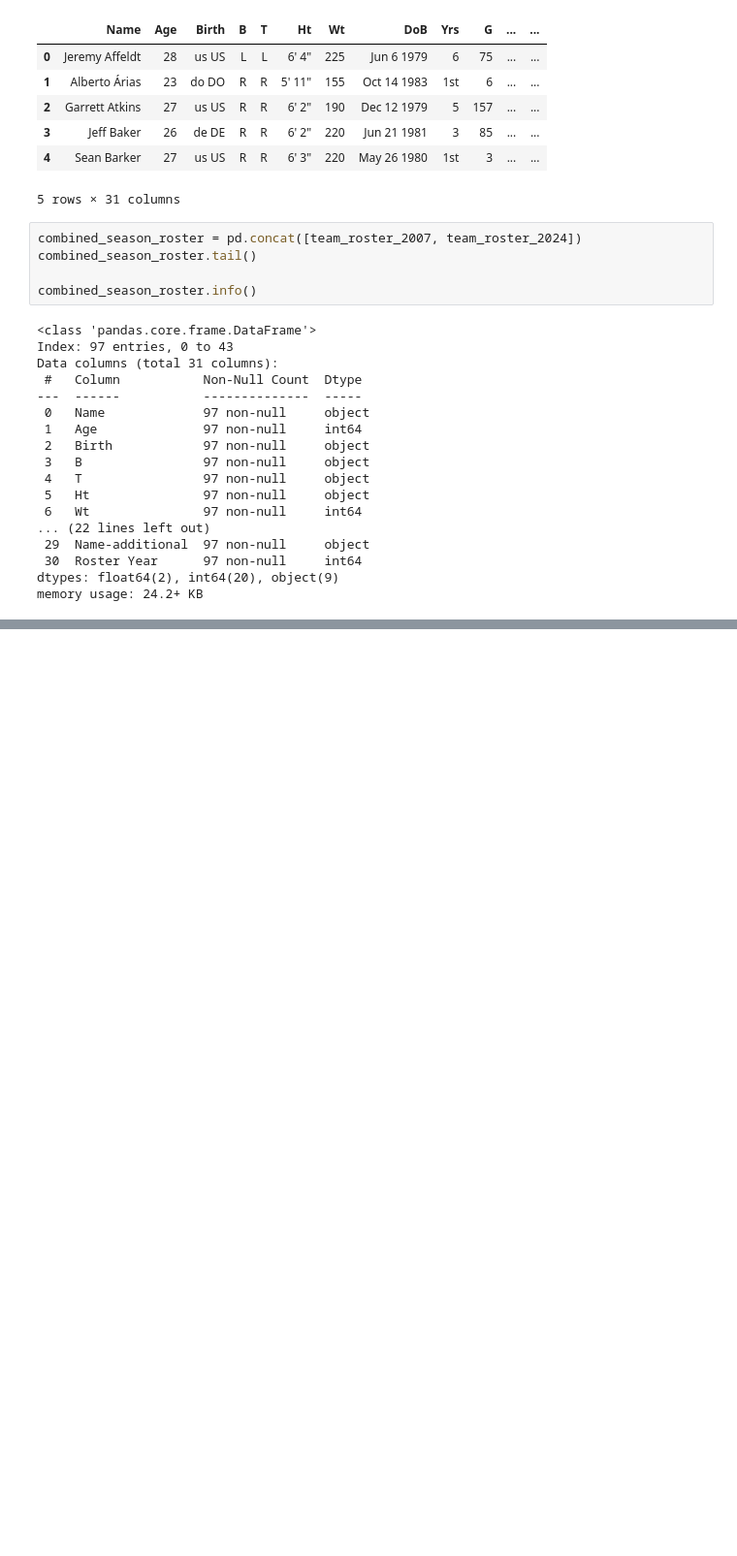
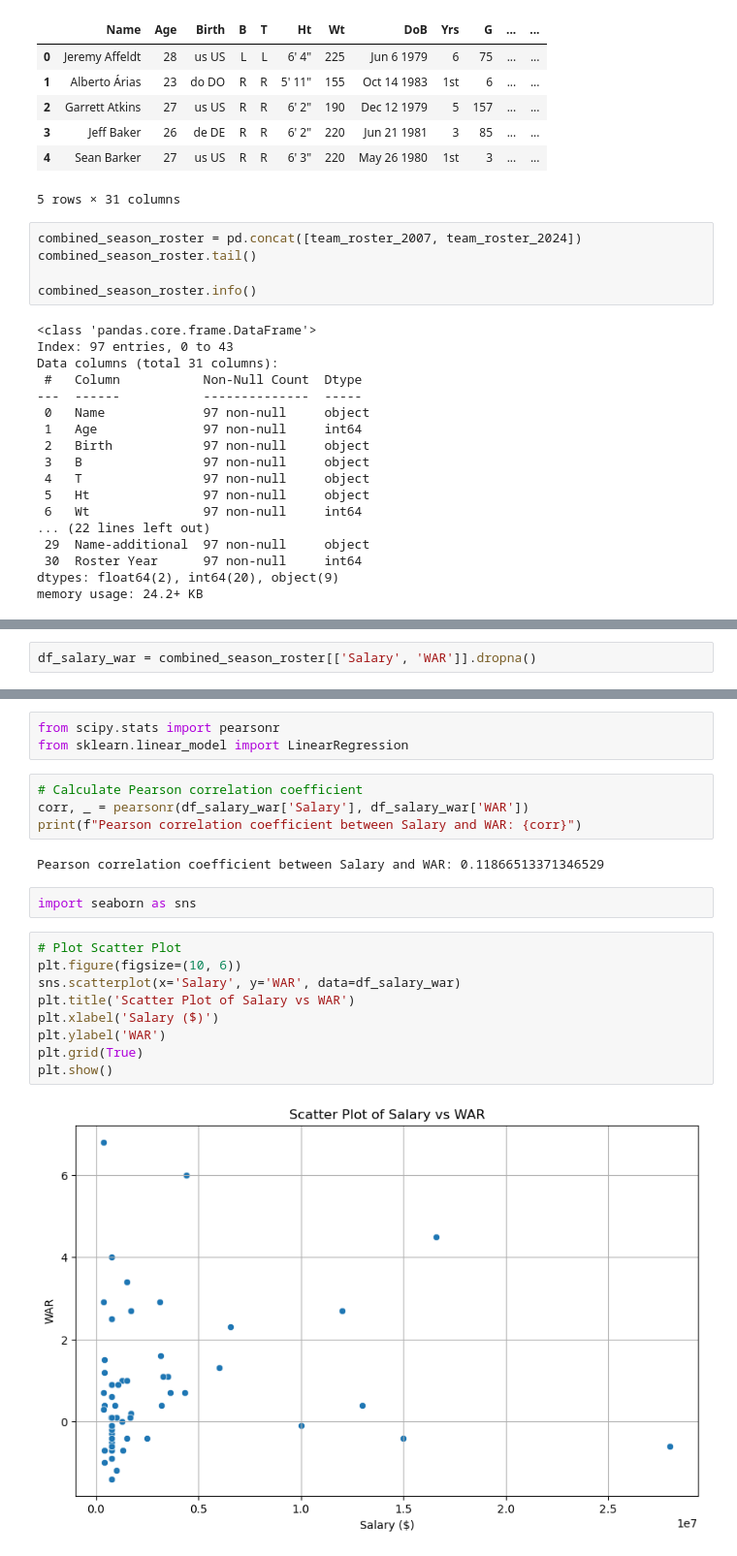
Before and after one commit to cassydm/rockies_moneyball_part-deux, a Jupyter notebook: Test_files/New_Sando.ipynb, the cells around one changed output, grey strips where cells are left out. Shown at 97% size. Cells and saved outputs as stored; diff of their text form; blank space fills up the shorter version.

```diff
--- a/Test_files/New_Sando.ipynb
+++ b/Test_files/New_Sando.ipynb
@@ -127,2 +129,4 @@ plt.show()
 # %% [output]
 [figure]
+# %%
+df_salary_war = combined_season_roster[['Salary', 'WAR']].dropna()
@@ -128,0 +148,22 @@ plt.show()
+# %%
+from scipy.stats import pearsonr
+from sklearn.linear_model import LinearRegression
+# %%
+# Calculate Pearson correlation coefficient
+corr, _ = pearsonr(df_salary_war['Salary'], df_salary_war['WAR'])
+print(f"Pearson correlation coefficient between Salary and WAR: {corr}")
+# %% [output]
+Pearson correlation coefficient between Salary and WAR: 0.11866513371346529
+# %%
+import seaborn as sns
+# %%
+# Plot Scatter Plot
+plt.figure(figsize=(10, 6))
+sns.scatterplot(x='Salary', y='WAR', data=df_salary_war)
+plt.title('Scatter Plot of Salary vs WAR')
+plt.xlabel('Salary ($)')
+plt.ylabel('WAR')
+plt.grid(True)
+plt.show()
+# %% [output]
+[figure, added]
```
Also changed, not shown: parts of 33 cells of this notebook, 2 other files.
